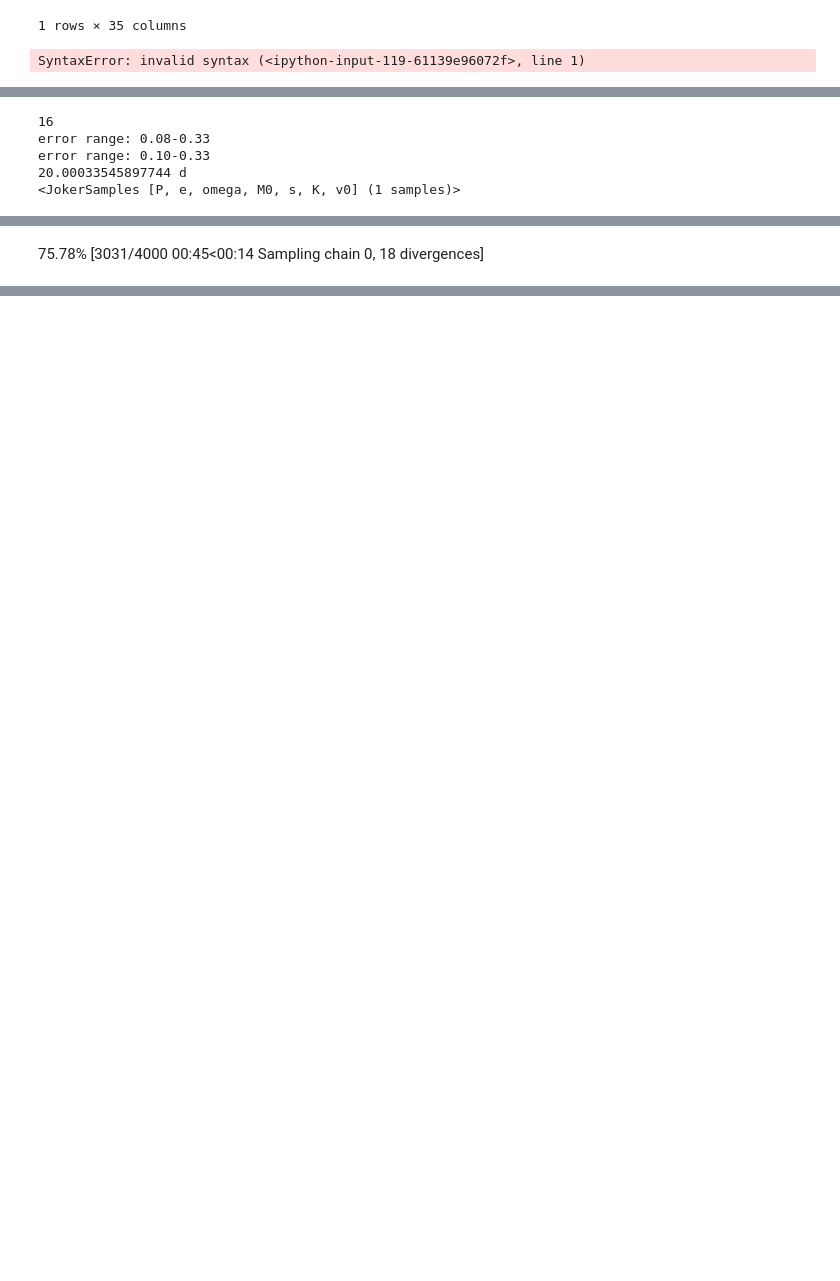
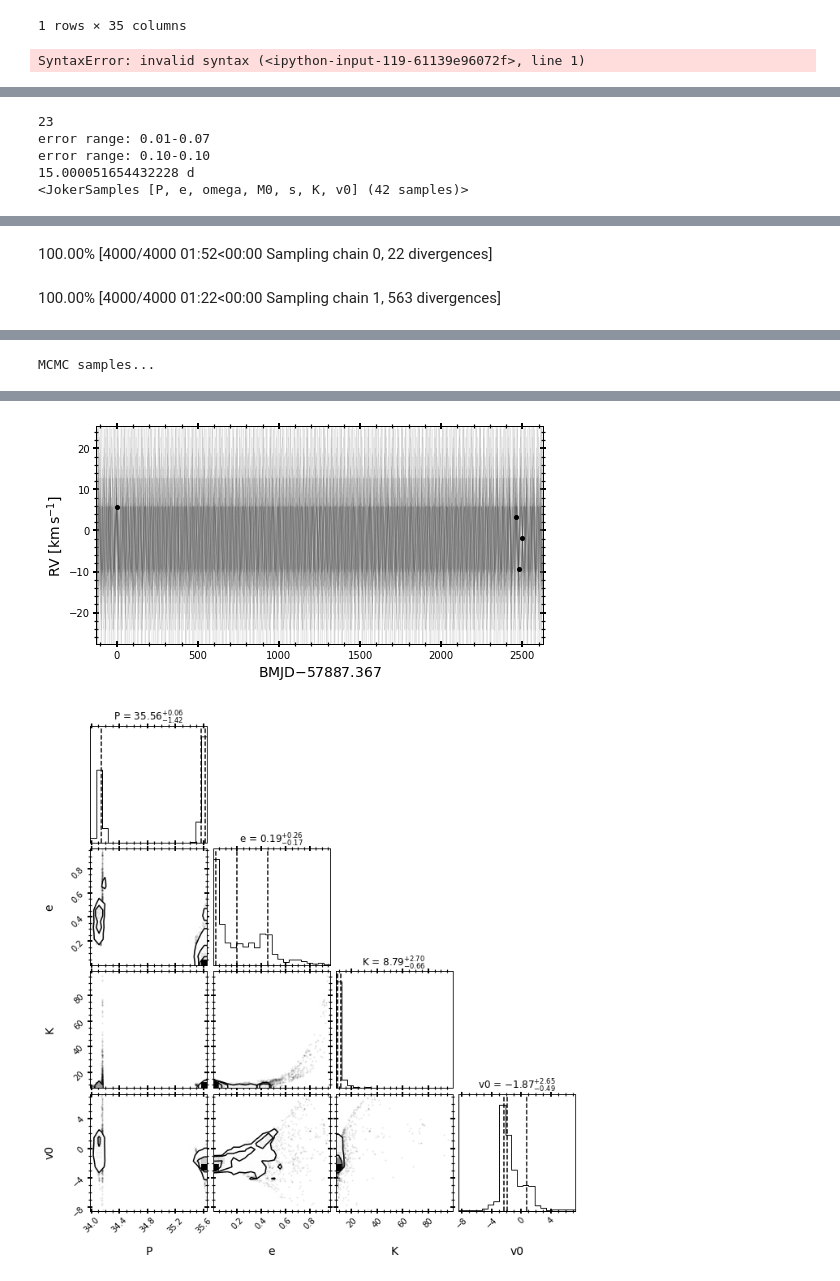
Before and after one commit to MaryumSayeed/ESPRESSO, a Jupyter notebook: scripts/run_joker.ipynb, the cells around one changed output, grey strips where cells are left out. Drawn from its saved outputs; the diff is of its cells as text; code cells hidden in the pictures; blank space fills up the shorter version.

```diff
--- a/scripts/run_joker.ipynb
+++ b/scripts/run_joker.ipynb
@@ -95,6 +111,15 @@ def test_tj(obj,program,Pi,Pf=1000,K0=20,error=0.1,chains=2, prior_size=50_000,s
     data           = Table()
     dtemp          = rv_df[(rv_df.RG_id==k) & (rv_df.program==program)]
     time, rv, err  = clean_up(dtemp)
+    if obj == 16 and program==113:
+        time=time[:-1]
+        rv=rv[:-1]
+        err=err[:-1]
+#     if obj == 23 and program==112:
+#         time=time[:-1]
+#         rv=rv[:-1]
+#         err=err[:-1]
+
     err            = np.array(err)
     print('error range: %.2f-%.2f' % (min(err),max(err)))
 
@@ -190,11 +215,11 @@ def test_tj(obj,program,Pi,Pf=1000,K0=20,error=0.1,chains=2, prior_size=50_000,s
         if save: fig.savefig('../rv_fit/corner_%s_RG%s_%s.png'%(program, obj, DATE),bbox_inches='tight',dpi=200)
     return prior_samples, joker_samples, mcmc_samples, trace, prior.par_names#az.summary(trace, var_names=prior.par_names)
 # %%
-program = 113
-version  = 2
-for k in [16]:
+program = 112
+version  = 3
+for k in [23]:
     print(k)
-    obj_to_run[k] = [test_tj(k, program, Pi=20, Pf=60, chains=2, prior_size=100_000, save=True, MCMC=True)]
+    obj_to_run[k] = [test_tj(k, program, Pi=15, Pf=60, chains=2, prior_size=1_000_000, save=True, MCMC=True)]
 
     # save mcmc
     save_dir = '../mcmc/%s_%s_mcmc_%s.pickle'%(program,k,version)
@@ -210,8 +235,8 @@ for k in [16]:
     save_dir = '../mcmc/%s_%s_joker_%s.hdf5'%(program,k,version)
     obj_to_run[k][0][1][0].write(save_dir, overwrite=True)
 # %% [output]
-16
-error range: 0.08-0.33
-error range: 0.10-0.33
-20.00033545897744 d
-<JokerSamples [P, e, omega, M0, s, K, v0] (1 samples)>
+23
+error range: 0.01-0.07
+error range: 0.10-0.10
+15.000051654432228 d
+<JokerSamples [P, e, omega, M0, s, K, v0] (42 samples)>
@@ -223,4 +250,5 @@ Sequential sampling (2 chains in 1 job)
 INFO:pymc.sampling.mcmc:Sequential sampling (2 chains in 1 job)
 NUTS: [e, __omega_angle1, __omega_angle2, __M0_angle1, __M0_angle2, P, K, v0]
 INFO:pymc.sampling.mcmc:NUTS: [e, __omega_angle1, __omega_angle2, __M0_angle1, __M0_angle2, P, K, v0]
-75.78% [3031/4000 00:45<00:14 Sampling chain 0, 18 divergences]
+100.00% [4000/4000 01:52<00:00 Sampling chain 0, 22 divergences]
+100.00% [4000/4000 01:22<00:00 Sampling chain 1, 563 divergences]
@@ -226,0 +268 @@ INFO:pymc.sampling.mcmc:NUTS: [e, __omega_angle1, __omega_angle2, __M0_angle1, _
+MCMC samples...
@@ -226,0 +270,2 @@ INFO:pymc.sampling.mcmc:NUTS: [e, __omega_angle1, __omega_angle2, __M0_angle1, _
+[figure, added]
+[figure, added]
```
Also changed, not shown: parts of 2 cells of this notebook, 1 other file.
